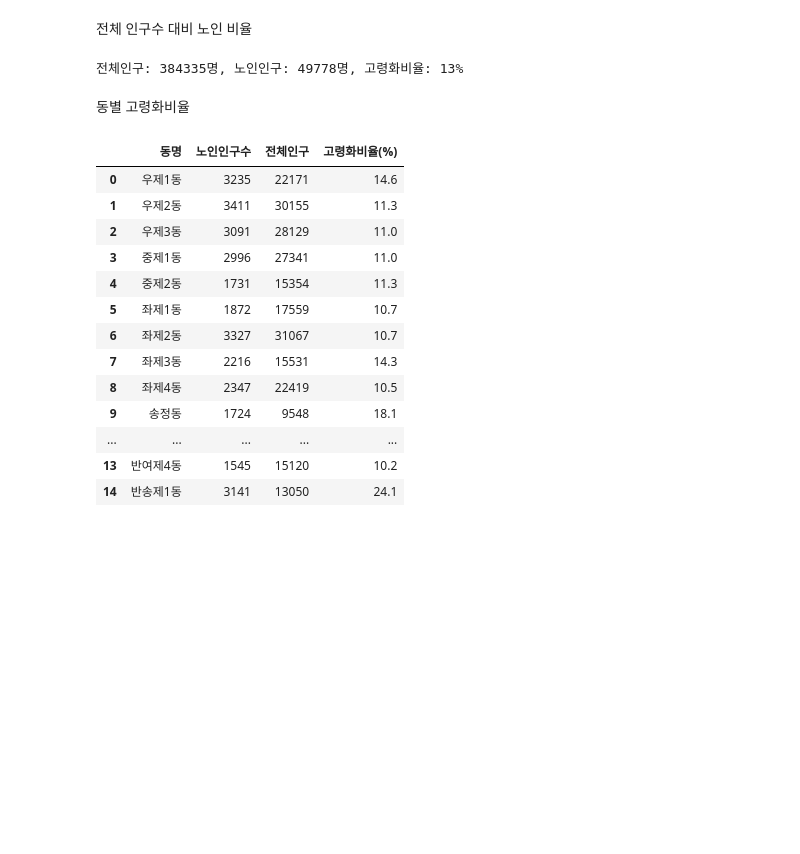
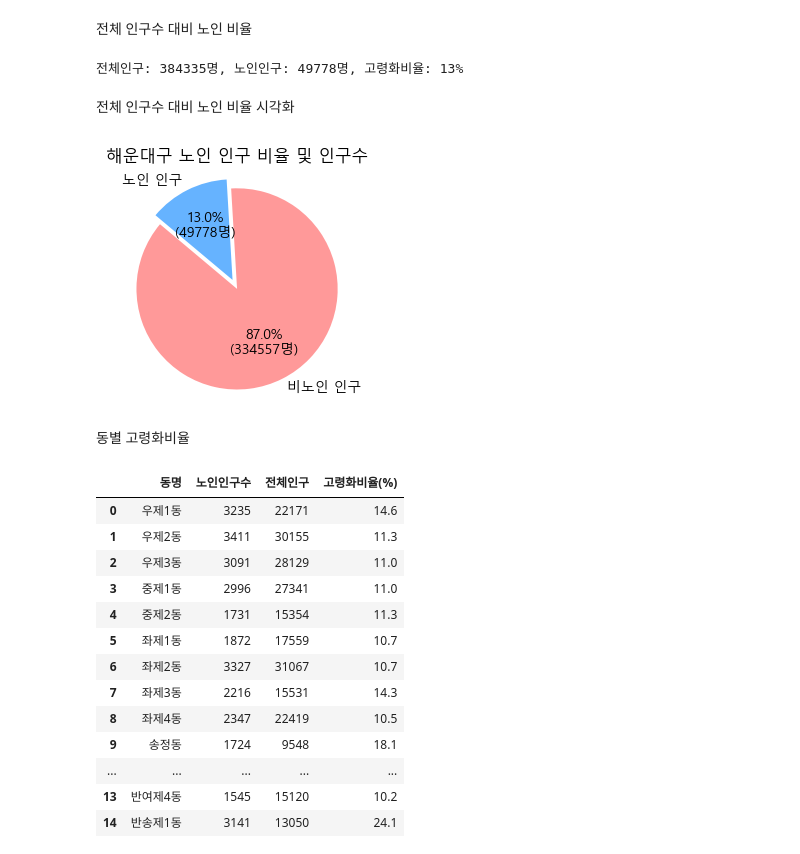
Before and after one commit to ksm1113/haeundae_bigdata, a Jupyter notebook: noin.ipynb, the cells around one changed output. Drawn from its saved outputs; the diff is of its cells as text; code cells hidden in the pictures; blank space fills up the shorter version.

```diff
--- a/noin.ipynb
+++ b/noin.ipynb
@@ -29,6 +29,43 @@ ratio = round(bunja/total,3)
 print(f'전체인구: {total}명, 노인인구: {bunja}명, 고령화비율: {round(ratio*100)}%')
 # %% [output]
 전체인구: 384335명, 노인인구: 49778명, 고령화비율: 13%
+# %% [markdown]
+전체 인구수 대비 노인 비율 시각화
+# %%
+import matplotlib.pyplot as plt
+# 전체 인구수와 노인 인구수 계산
+total = (population['인구수']).sum()
+bunja = (population[population['old?']==True]['인구수']).sum()
+
+# 비노인 인구수 계산
+non_old_population = total - bunja
+
+# 파이 차트 데이터 준비
+sizes = [non_old_population, bunja]
+labels = ['비노인 인구', '노인 인구']
+colors = ['#ff9999', '#66b3ff']  # 색상 설정
+explode = (0, 0.1)  # 노인 인구 부분을 조금 돌출시킴
+
+# 폰트 설정
+plt.rcParams['font.family'] ='Malgun Gothic'
+plt.rcParams['axes.unicode_minus'] =False
+
+# 각 부분의 라벨과 비율 및 실제 수치 포맷팅
+def make_autopct(values):
+    def my_autopct(pct):
+        total = sum(values)
+        val = int(round(pct*total/100.0))
+        return '{p:.1f}%\n({v:d}명)'.format(p=pct,v=val)
+    return my_autopct
+
+# 파이 차트 그리기
+plt.figure(figsize=(3, 3))  # 차트 크기 설정
+plt.pie(sizes, explode=explode, labels=labels, colors=colors, autopct=make_autopct(sizes), startangle=140)
+plt.title('해운대구 노인 인구 비율 및 인구수')  # 차트 제목 설정
+plt.axis('equal')  # 원형 차트가 원형으로 보이도록 설정
+plt.show()
+# %% [output]
+[figure, added]
 # %% [markdown]
 동별 고령화비율
 # %%
```
Also changed, not shown: parts of 7 cells of this notebook, 2 other files.
